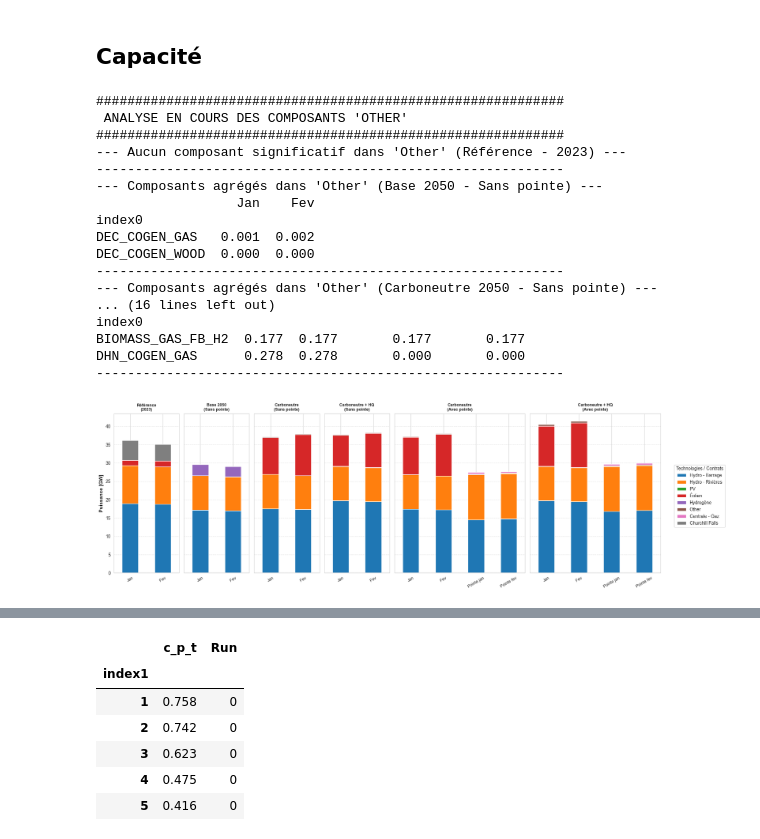
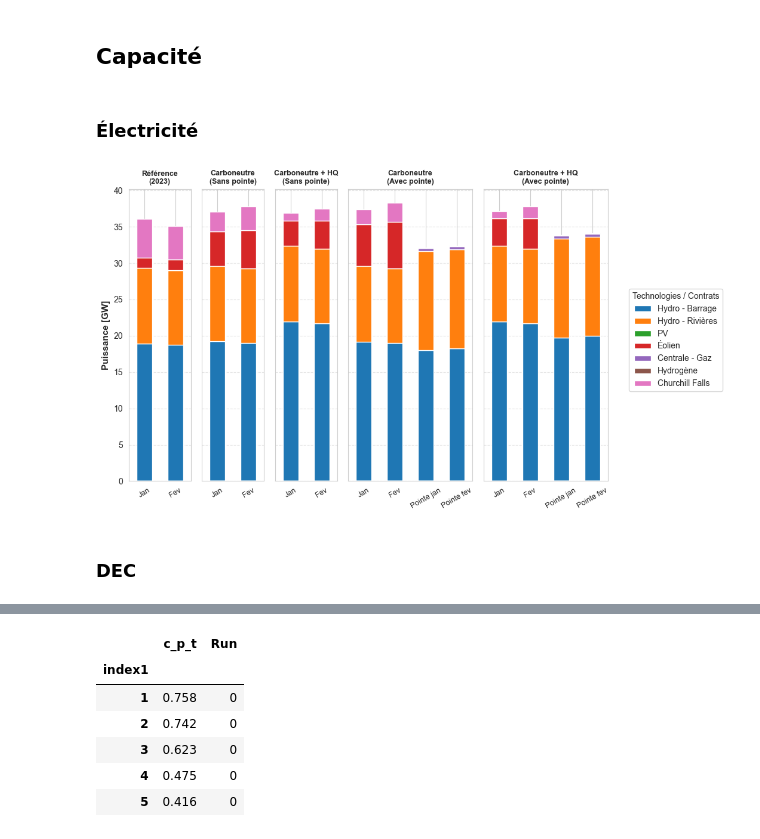
Before and after one commit to CIRAIG/EnergyScope-Quebec, a Jupyter notebook: projects/peaks/01_Notebooks/Results.ipynb, the cells around one changed output, grey strips where cells are left out. Cells and saved outputs as stored; diff of their text form; code cells hidden in the pictures.

```diff
--- a/projects/peaks/01_Notebooks/Results.ipynb
+++ b/projects/peaks/01_Notebooks/Results.ipynb
@@ -150,7 +175,7 @@ def plot_tech_distribution_two_subplots(
     color_list = [color_map[tech] for tech in tech_order]
 
     # Ajustement adaptatif de la taille globale si le nombre de barres explose
-    fig_width = 13 if df_peak.shape[1] <= 15 else 18
+    fig_width = 10 if df_peak.shape[1] <= 15 else 18
 
     fig, axes = plt.subplots(
         ncols=2, figsize=(fig_width, 6), sharey=True,
@@ -746,7 +779,7 @@ custom_colors = [color_dict[col] for col in df_plot.columns]
 
 
 # 3. Génération du graphique en barres empilées (stacked)
-ax = df_plot.plot(kind='bar', stacked=True, figsize=(12, 7), color=custom_colors, width=0.8)
+ax = df_plot.plot(kind='bar', stacked=True, figsize=(8, 6), color=custom_colors, width=0.8)
 
 
 # 4. Amélioration visuelle et mise en forme
@@ -1015,13 +1245,14 @@ F_Mult_HEAT_LOW_T
 # %% [markdown]
 ## Capacité
+# %% [markdown]
+### Électricité
 # %%
 import pandas as pd
 import matplotlib.pyplot as plt
 from matplotlib.patches import Patch
 
-def plot_tech_distribution_six_subplots(
+def plot_tech_elec_distribution_five_subplots(
     res_2023,
-    res_wo,
     res_wo_carb,
     res_wo_carb_hq,
     res_peak_carb,
@@ -1043,7 +1274,7 @@ def plot_tech_distribution_six_subplots(
     # ==================================================
     # 1) EXTRACTION DES TECHNOLOGIES ET COEFFICIENTS ELEC
     # ==================================================
-    layers = res_wo.parameters["layers_in_out"].drop(columns="Run", errors="ignore")
+    layers = res_wo_carb.parameters["layers_in_out"].drop(columns="Run", errors="ignore")
     is_elec = layers.index.get_level_values(1).str.startswith("ELEC")
     coeff_by_tech = layers[is_elec & (layers > 0).any(axis=1)]["layers_in_out"].groupby(level=0).first()
 
@@ -1108,36 +1339,20 @@ def plot_tech_distribution_six_subplots(
         # Nettoyage des résidus indésirables
         df_other = df_other[~df_other.index.str.startswith("TRAFO") & (~df_other.index.isin(["IND_COGEN_WOOD"]))]
 
-        # Print de contrôle pour le contenu de "Other"
-        if not df_other.empty and df_other.sum().sum() > 0:
-            print(f"--- Composants agrégés dans 'Other' ({scenario_name}) ---")
-            active_other = df_other[df_other.sum(axis=1) > 0]
-            print(active_other.round(3))
-            print("-" * 60)
-
-            df_main.loc["Other"] = df_other.sum(axis=0)
-        else:
-            print(f"--- Aucun composant significatif dans 'Other' ({scenario_name}) ---")
-            print("-" * 60)
-
         return df_main
 
     # ==================================================
-    # 3) TRAITEMENT ET ALIGNEMENT DES 6 DATASETS
+    # 3) TRAITEMENT ET ALIGNEMENT DES 5 DATASETS
     # ==================================================
-    print("\n" + "#"*60)
-    print(" ANALYSE EN COURS DES COMPOSANTS 'OTHER'")
-    print("#"*60)
 
     df_0 = build_clean_df(res_2023, periods_wo, "Référence - 2023")
-    df_1 = build_clean_df(res_wo, periods_wo, "Base 2050 - Sans pointe")
     df_2 = build_clean_df(res_wo_carb, periods_wo, "Carboneutre 2050 - Sans pointe")
     df_3 = build_clean_df(res_wo_carb_hq, periods_wo, "Carboneutre + HQ 2050 - Sans pointe")
     df_4 = build_clean_df(res_peak_carb, periods_peak, "Carboneutre 2050 - Avec pointe")
     df_5 = build_clean_df(res_peak_carb_hq, periods_peak, "Carboneutre + HQ 2050 - Avec pointe")
 
     # Récupérer l'univers complet de toutes les technologies
-    all_dfs = [df_0, df_1, df_2, df_3, df_4, df_5]
+    all_dfs = [df_0, df_2, df_3, df_4, df_5]
     tech_order = list(dict.fromkeys([idx for frame in all_dfs for idx in frame.index]))
 
     # Réorganisation visuelle (Contrats / Imports au sommet de la pile)
@@ -1148,17 +1363,16 @@ def plot_tech_distribution_six_subplots(
 
     # Réindexation globale
     df_0 = df_0.reindex(tech_order).fillna(0)
-    df_1 = df_1.reindex(tech_order).fillna(0)
     df_2 = df_2.reindex(tech_order).fillna(0)
     df_3 = df_3.reindex(tech_order).fillna(0)
     df_4 = df_4.reindex(tech_order).fillna(0)
     df_5 = df_5.reindex(tech_order).fillna(0)
 
     # Nettoyage des lignes entièrement à 0 partout
-    total_sum = df_0.sum(axis=1) + df_1.sum(axis=1) + df_2.sum(axis=1) + df_3.sum(axis=1) + df_4.sum(axis=1) + df_5.sum(axis=1)
+    total_sum = df_0.sum(axis=1) + df_2.sum(axis=1) + df_3.sum(axis=1) + df_4.sum(axis=1) + df_5.sum(axis=1)
     non_zero = total_sum > 0
 
-    df_0, df_1, df_2, df_3, df_4, df_5 = df_0[non_zero], df_1[non_zero], df_2[non_zero], df_3[non_zero], df_4[non_zero], df_5[non_zero]
+    df_0, df_2, df_3, df_4, df_5 = df_0[non_zero], df_2[non_zero], df_3[non_zero], df_4[non_zero], df_5[non_zero]
     tech_order = df_0.index.tolist()
 
     # ==================================================
@@ -1171,16 +1385,16 @@ def plot_tech_distribution_six_subplots(
     color_map = {tech: base_colors[i % len(base_colors)] for i, tech in enumerate(tech_order)}
     color_list = [color_map[tech] for tech in tech_order]
 
-    width_ratios = [df_0.shape[1], df_1.shape[1], df_2.shape[1], df_3.shape[1], df_4.shape[1], df_5.shape[1]]
+    # Ajustement des ratios de largeur (5 éléments désormais)
+    width_ratios = [df_0.shape[1], df_2.shape[1], df_3.shape[1], df_4.shape[1], df_5.shape[1]]
 
     fig, axes = plt.subplots(
-        ncols=6, figsize=(20, 6), sharey=True,
+        ncols=5, figsize=(10, 6), sharey=True,
         gridspec_kw={"width_ratios": width_ratios}
     )
 
     scenarios_config = [
         {"df": df_0, "title": "Référence\n(2023)"},
-        {"df": df_1, "title": "Base 2050\n(Sans pointe)"},
         {"df": df_2, "title": "Carboneutre\n(Sans pointe)"},
         {"df": df_3, "title": "Carboneutre + HQ\n(Sans pointe)"},
         {"df": df_4, "title": "Carboneutre\n(Avec pointe)"},
@@ -1204,33 +1418,17 @@ def plot_tech_distribution_six_subplots(
     plt.tight_layout(rect=[0, 0, 0.88, 1])
     plt.show()
 # %%
-plot_tech_distribution_six_subplots(
-    res_2023=results_wo_peaks_2023_update,  # <-- Votre cas 2023
-    res_wo=results_wo_peaks_2050,
+plot_tech_elec_distribution_five_subplots(
+    res_2023=results_wo_peaks_2023_update,
     res_wo_carb=results_wo_peaks_2050_carboneutre,
     res_wo_carb_hq=results_wo_peaks_2050_carboneutre_planHQ,
     res_peak_carb=results_peaks_2050_carboneutre,
     res_peak_carb_hq=results_peaks_2050_carboneutre_planHQ,
     period_labels=[f"P{i}" for i in range(1, 15)],
     periods_wo=[1, 2],
     periods_peak=[1, 2, 13, 14]
 )
 # %% [output]
-############################################################
- ANALYSE EN COURS DES COMPOSANTS 'OTHER'
-############################################################
---- Aucun composant significatif dans 'Other' (Référence - 2023) ---
-------------------------------------------------------------
---- Composants agrégés dans 'Other' (Base 2050 - Sans pointe) ---
-                  Jan    Fev
-index0
-DEC_COGEN_GAS   0.001  0.002
-DEC_COGEN_WOOD  0.000  0.000
-------------------------------------------------------------
---- Composants agrégés dans 'Other' (Carboneutre 2050 - Sans pointe) ---
-... (16 lines left out)
-index0
-BIOMASS_GAS_FB_H2  0.177  0.177       0.177       0.177
-DHN_COGEN_GAS      0.278  0.278       0.000       0.000
-------------------------------------------------------------
-[figure, old version]
+[figure, new version]
+# %% [markdown]
+### DEC
```
Also changed, not shown: parts of 41 cells of this notebook, 24 other files.
